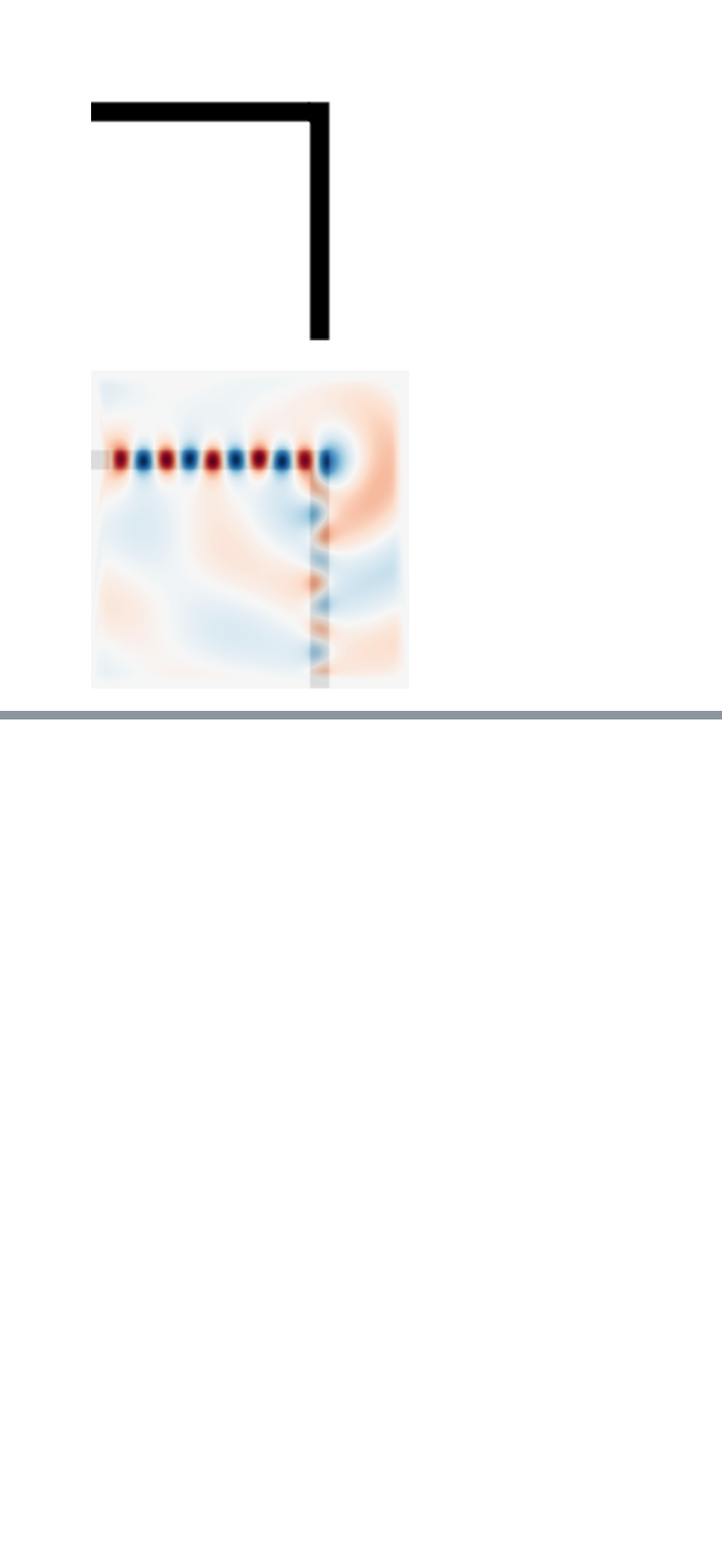
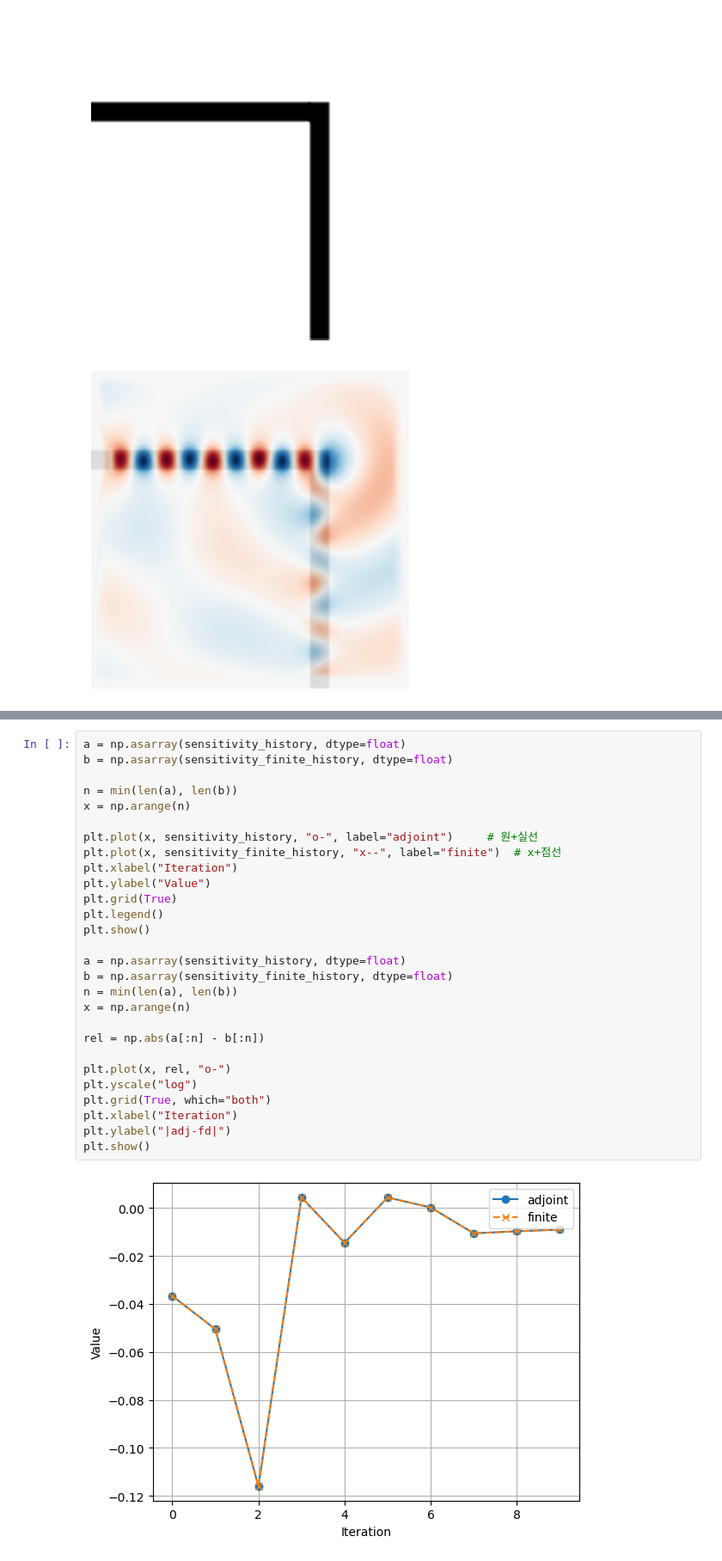
Before and after one commit to y0ooung/Meep, a Jupyter notebook: practice.ipynb, the cells around one changed output, grey strips where cells are left out. Shown at 86% size. Drawn from its saved outputs; the diff is of its cells as text; blank space fills up the shorter version.

```diff
--- a/practice.ipynb
+++ b/practice.ipynb
@@ -289,0 +337,30 @@ plt.show()
+# %%
+a = np.asarray(sensitivity_history, dtype=float)
+b = np.asarray(sensitivity_finite_history, dtype=float)
+
+n = min(len(a), len(b))
+x = np.arange(n)
+
+plt.plot(x, sensitivity_history, "o-", label="adjoint")     # 원+실선
+plt.plot(x, sensitivity_finite_history, "x--", label="finite")  # x+점선
+plt.xlabel("Iteration")
+plt.ylabel("Value")
+plt.grid(True)
+plt.legend()
+plt.show()
+
+a = np.asarray(sensitivity_history, dtype=float)
+b = np.asarray(sensitivity_finite_history, dtype=float)
+n = min(len(a), len(b))
+x = np.arange(n)
+
+rel = np.abs(a[:n] - b[:n])
+
+plt.plot(x, rel, "o-")
+plt.yscale("log")
+plt.grid(True, which="both")
+plt.xlabel("Iteration")
+plt.ylabel("|adj-fd|")
+plt.show()
+# %% [output]
+[figure, added]
```
Also changed, not shown: parts of 8 cells of this notebook.
